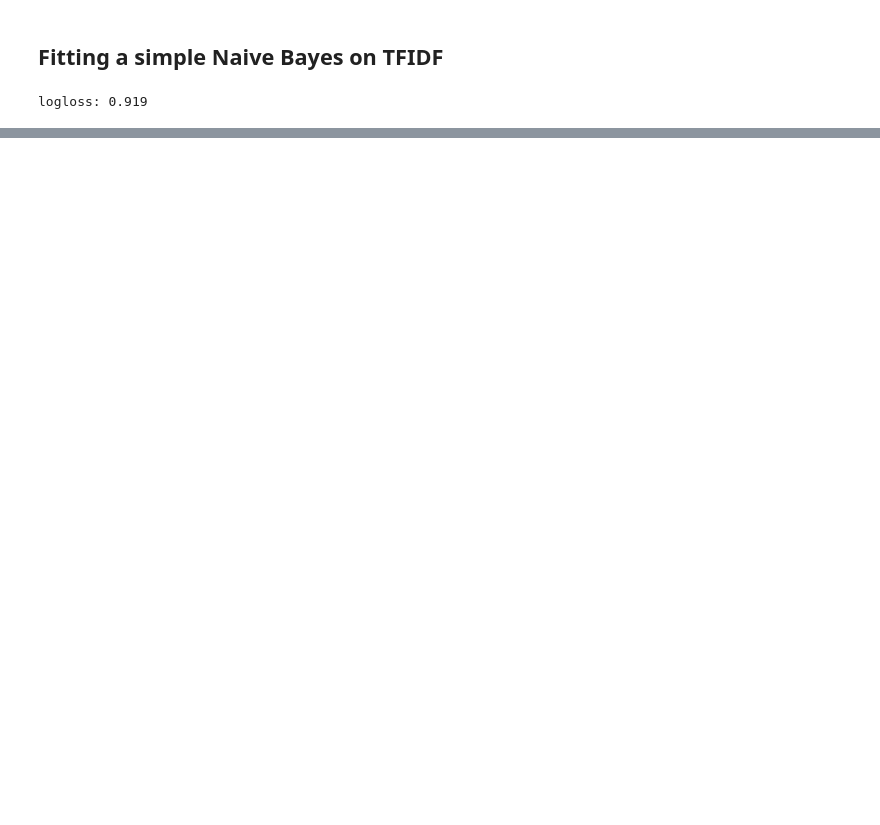
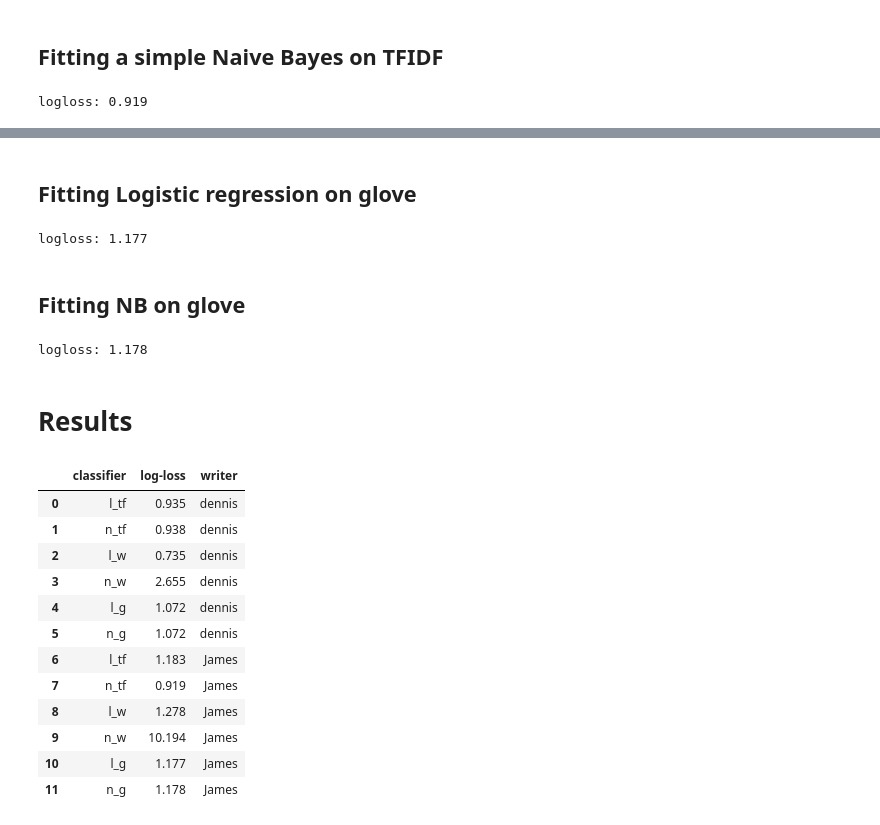
Before and after one commit to CornellDataScience/SWMR, a Jupyter notebook: in-domain.ipynb, the cells around one changed output, grey strips where cells are left out. Drawn from its saved outputs; the diff is of its cells as text; code cells hidden in the pictures; blank space fills up the shorter version.

Commit message:
results

```diff
--- a/in-domain.ipynb
+++ b/in-domain.ipynb
@@ -285,0 +331,36 @@ print ("logloss: %0.3f " % multiclass_logloss(yvalid, predictions))
+# %% [markdown]
+## Fitting Logistic regression on glove
+# %%
+predictions = clf_l_g.predict_proba(xvalid_j_glv)
+
+print ("logloss: %0.3f " % multiclass_logloss(yvalid_j, predictions))
+# %% [output]
+logloss: 1.177
+# %% [markdown]
+## Fitting NB on glove
+# %%
+predictions = clf_n_g.predict_proba(xvalid_j_glv)
+
+print ("logloss: %0.3f " % multiclass_logloss(yvalid_j, predictions))
+# %% [output]
+logloss: 1.178
+# %% [markdown]
+# Results
+# %%
+df = pd.read_csv('comparison_res.csv', delimiter = '\t')
+df = df[['classifier', 'log-loss', 'writer']]
+df
+# %% [output]
+|  | classifier | log-loss | writer |
+| 0 | l_tf | 0.935 | dennis |
+| 1 | n_tf | 0.938 | dennis |
+| 2 | l_w | 0.735 | dennis |
+| 3 | n_w | 2.655 | dennis |
+| 4 | l_g | 1.072 | dennis |
+| 5 | n_g | 1.072 | dennis |
+| 6 | l_tf | 1.183 | James |
+| 7 | n_tf | 0.919 | James |
+| 8 | l_w | 1.278 | James |
+| 9 | n_w | 10.194 | James |
+| 10 | l_g | 1.177 | James |
+| 11 | n_g | 1.178 | James |
```
Also changed, not shown: parts of 28 cells of this notebook, 1 other file.
